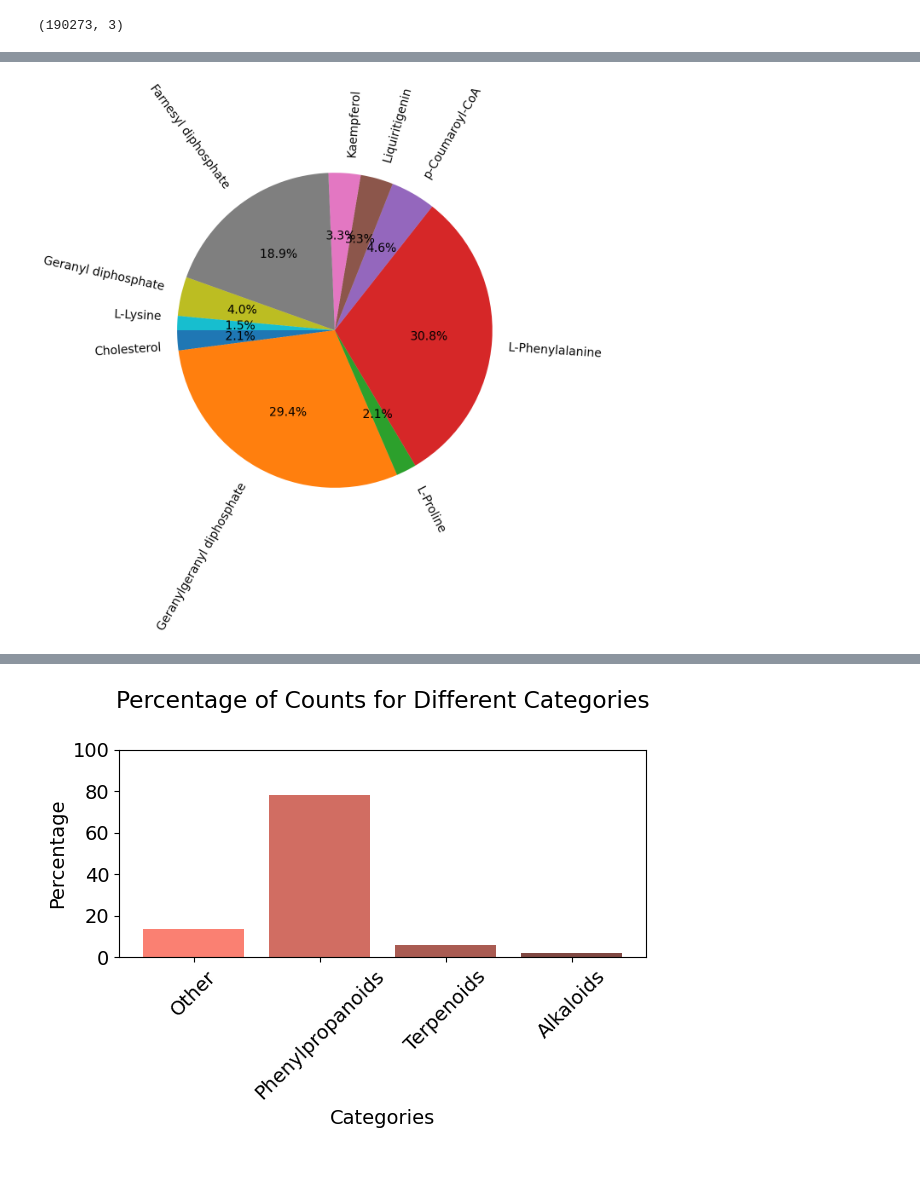
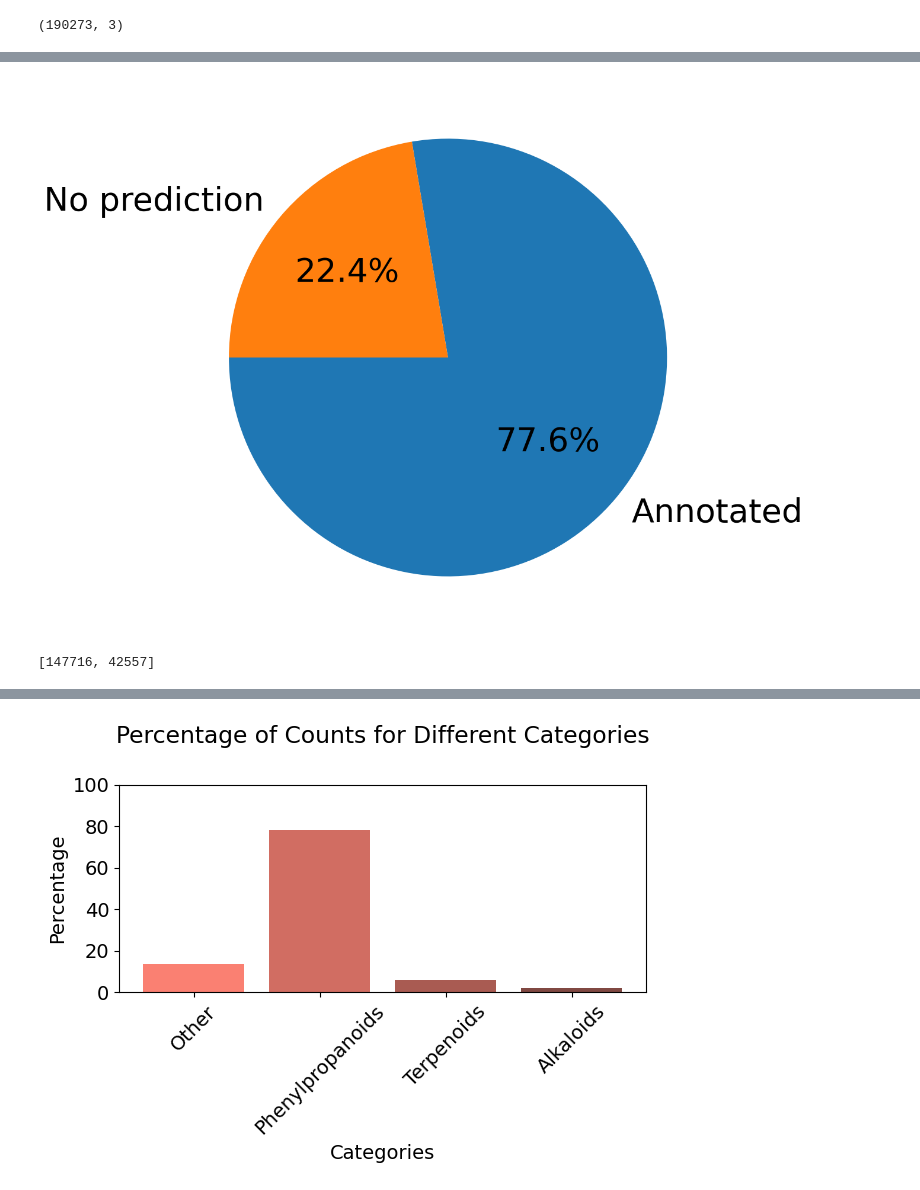
Before and after one commit to jcapels/SMPrecursorPredictor, a Jupyter notebook: models_and_datasets/analysis/predictions_lotusdb/predict_for_lotus_sb.ipynb, the cells around one changed output, grey strips where cells are left out. Saved outputs shown, nothing was run; the diff lists cells and outputs as text; code cells hidden in the pictures.

```diff
--- a/models_and_datasets/analysis/predictions_lotusdb/predict_for_lotus_sb.ipynb
+++ b/models_and_datasets/analysis/predictions_lotusdb/predict_for_lotus_sb.ipynb
@@ -209,3 +210,8 @@ lotus_db_predictions_plants.to_csv("LOTUSDB_predictions_plants.csv", index=False
 lotus_db_predictions_plants.shape
 # %% [output]
 (190273, 3)
+# %%
+import pandas as pd
+
+lotus_db_predictions_plants = pd.read_csv("LOTUSDB_predictions_plants.csv")
+lotus_db_predictions_plants
@@ -222,3 +265,6 @@ for i, compound in lotus_db_predictions_plants.iterrows():
     if "chemicalTaxonomyNPclassifierClass" in chemical_ontology:
         class_ = chemical_ontology["chemicalTaxonomyNPclassifierClass"]
         lotus_db_predictions_plants.loc[i, "Class"] = class_
+    if "chemicalTaxonomyClassyfireClass" in chemical_ontology:
+        class_ = chemical_ontology["chemicalTaxonomyNPclassifierClass"]
+        lotus_db_predictions_plants.loc[i, "ClassyFire"] = class_
@@ -241,46 +288,36 @@ See the caveats in the documentation: https://pandas.pydata.org/pandas-docs/stab
 # %%
 # make a pie chart of the predicted precursors
 import matplotlib.pyplot as plt
 import numpy as np
 import seaborn as sns
 
 counts = {}
 for i, compound in lotus_db_predictions_plants.iterrows():
     if pd.isna(compound["Labels"]):
-        if "None" not in counts:
+        if "No prediction" not in counts:
             counts["No prediction"] = 1
         else:
             counts["No prediction"] += 1
     else:
-        for label in compound["Labels"].split(";"):
-            if label not in counts:
-                counts[label] = 1
-            else:
-                counts[label] += 1
+        if "Annotated" not in counts:
+            counts["Annotated"] = 1
+        else:
+            counts["Annotated"] += 1
 
-# make a pie chart with these counts
-labels = []
-sizes = []
-other = 0
-for label in counts:
-    if counts[label]/ sum(counts.values()) < 0.01:
-        other += counts[label]
-    else:
-        labels.append(label)
-        sizes.append(counts[label])
+# Sort counts and get the top 10
+sorted_counts = sorted(counts.items(), key=lambda x: x[1], reverse=True)
+top_labels = [item[0] for item in counts.items()]
+top_sizes = [item[1] for item in counts.items()]
 
-labels.append("Other")
-sizes.append(other)
-# only show the top 10
-labels = labels[:10]
-sizes = sizes[:10]
 
 # make a pie chart
 plt.figure(figsize=(15, 12))
-plt.pie(sizes, labels=labels, autopct='%1.1f%%', startangle=180, rotatelabels=True)
+plt.pie(top_sizes, labels=top_labels, autopct='%1.1f%%', startangle=180, rotatelabels=False)
 
 # increase the font size of the labels
 for text in plt.gca().texts:
-    text.set_fontsize(20)
+    text.set_fontsize(40)
+
+plt.savefig('pie_chart_annotated.png', format='png', dpi=300, transparent=True)
 # %% [output]
-[figure, old version]
+[figure, new version]
@@ -300,0 +324,4 @@ for i, compound in lotus_db_predictions_plants.iterrows():
+# %%
+top_sizes
+# %% [output]
+[147716, 42557]
```
Also changed, not shown: parts of 12 cells of this notebook, 26 other files.
